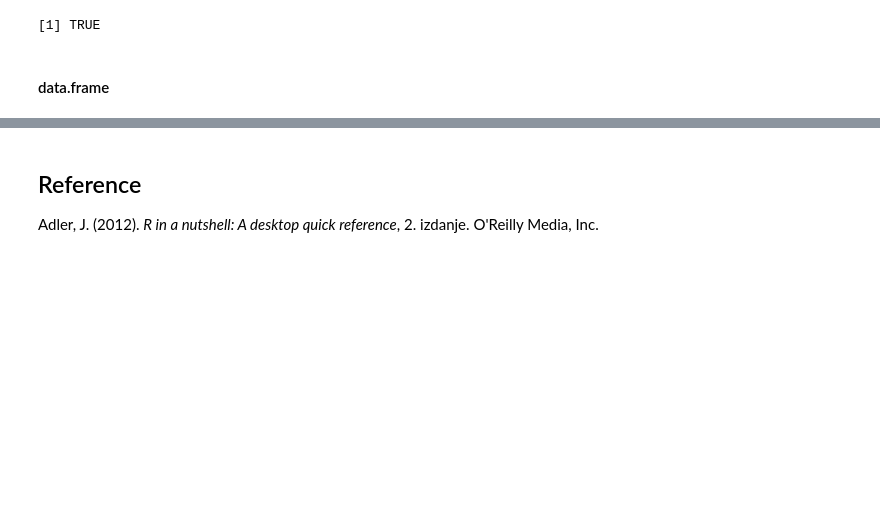
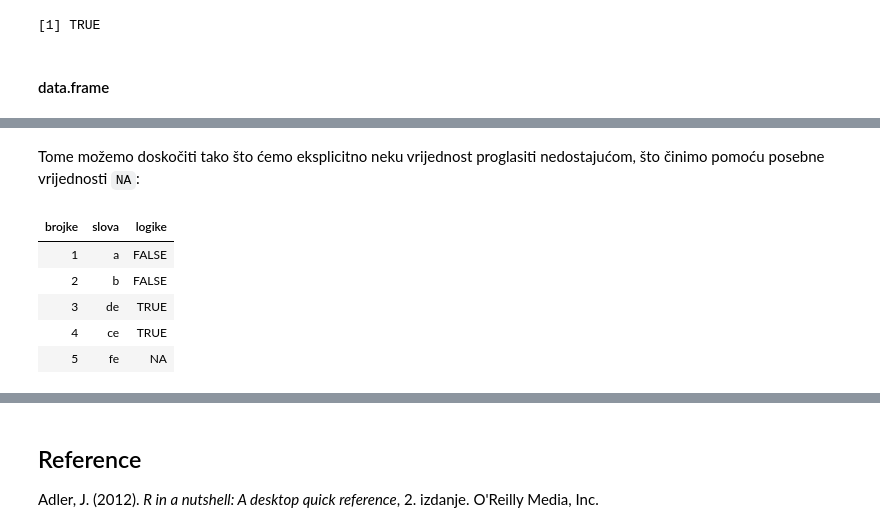
Before and after one commit to vdeni/rdionica, a Jupyter notebook: jupyter-notebook/r_uvod.ipynb, the cells around one changed output, grey strips where cells are left out. Cells and saved outputs as stored; diff of their text form; code cells hidden in the pictures; blank space fills up the shorter version.

```diff
--- a/jupyter-notebook/r_uvod.ipynb
+++ b/jupyter-notebook/r_uvod.ipynb
@@ -336,0 +359,14 @@ is.character(c('vektor', 'od', '4', 'elementa'))
+# %% [markdown]
+Tome možemo doskočiti tako što ćemo eksplicitno neku vrijednost proglasiti nedostajućom, što činimo pomoću posebne vrijednosti `NA`:
+# %%
+data.frame('brojke' = c(1, 2, 3, 4, 5),
+           'slova' = c('a', 'b', 'de', 'ce', 'fe'),
+           # umjesto posljednjeg elementa u stupcu 'logike' stavili smo NA
+           'logike'= c(F, F, T, T, NA))
+# %% [output]
+| brojke | slova | logike |
+| 1 | a | FALSE |
+| 2 | b | FALSE |
+| 3 | de | TRUE |
+| 4 | ce | TRUE |
+| 5 | fe | NA |
```
Also changed, not shown: parts of 27 cells of this notebook.
